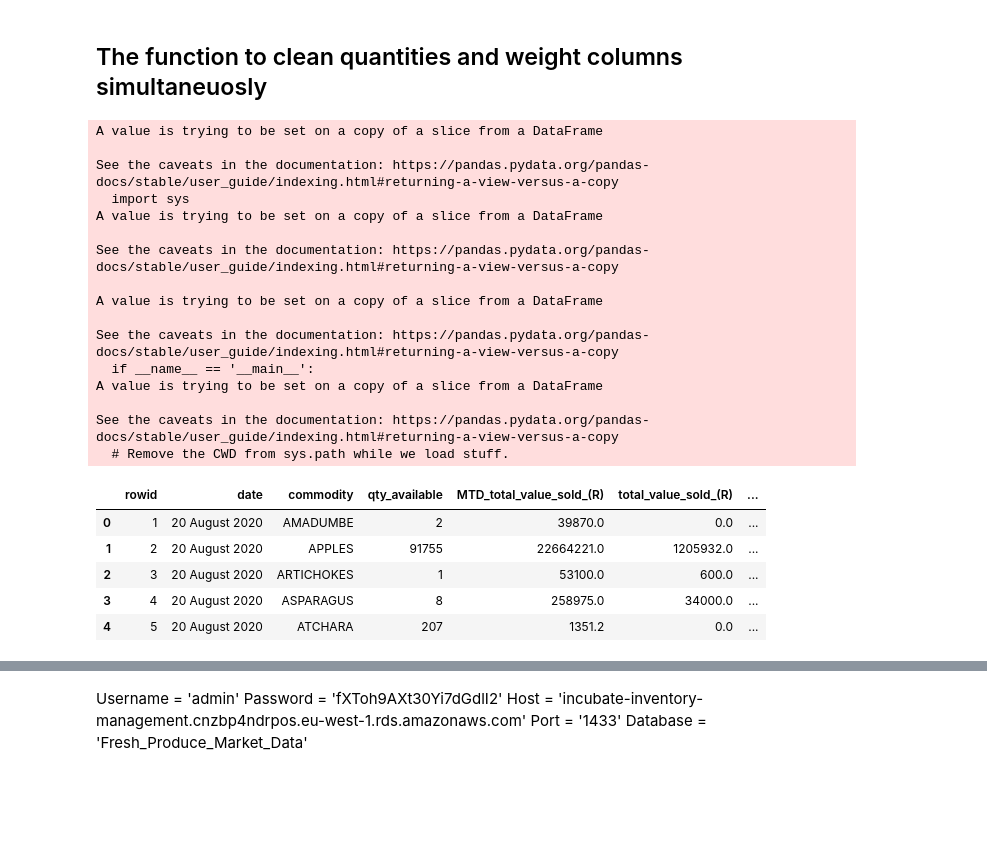
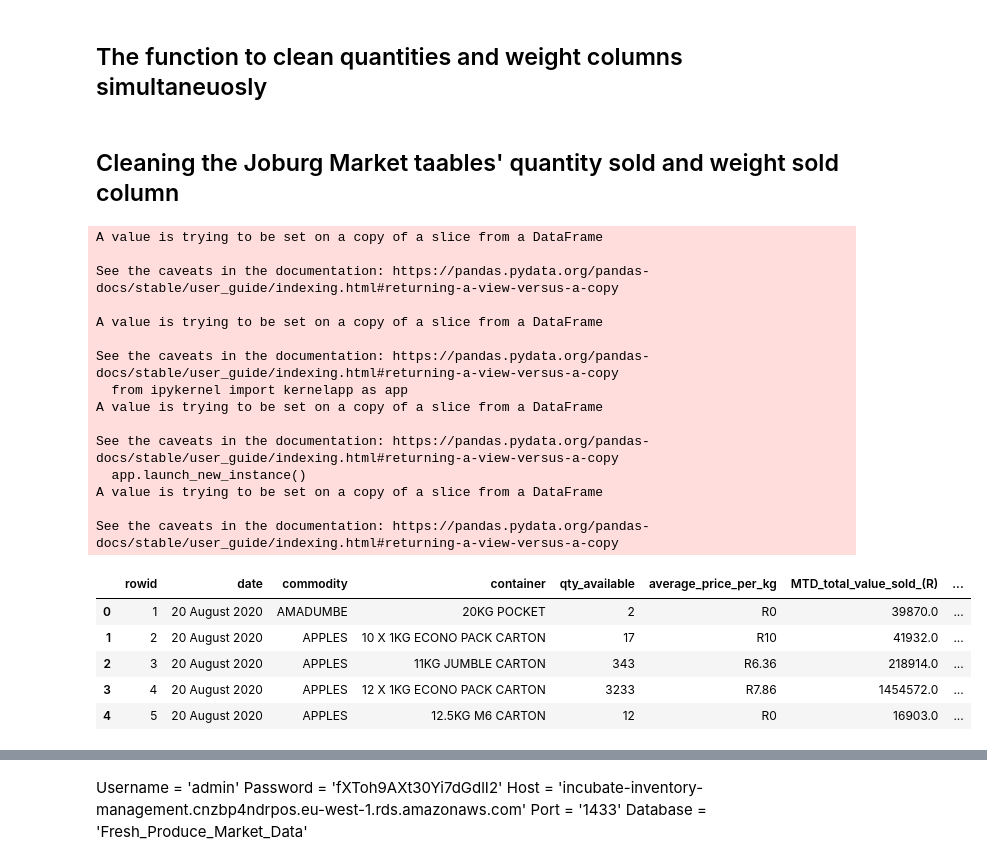
Before and after one commit to scmosoeu/fresh_produce, a Jupyter notebook: Data_cleaning/data_cleaning.ipynb, the cells around one changed output, grey strips where cells are left out. Cells and saved outputs as stored; diff of their text form; code cells hidden in the pictures; blank space fills up the shorter version.

```diff
--- a/Data_cleaning/data_cleaning.ipynb
+++ b/Data_cleaning/data_cleaning.ipynb
@@ -149,6 +143,13 @@ jhb_con_df_cleaned.head()
 ## The function to clean quantities and weight columns simultaneuosly
 # %%
 def sold_qty_kg(df,quatity_sold, weight_sold):
+    """
+    Takes a dataframe and a two column with quantity sold and weight sold to be cleaned as arguments.
+    Returns a dataframe, with four new columns with measurements for one day and month to date measurements,
+    of quantity sold and weight sold for one day and Month To Date. The initial columns that were added as argument
+    are removed from the new dataframe that is returned.
+    """
+
     df["Total_quatity_sold"]=np.nan
     df["MTD_Total_quatity_sold"]=np.nan
     df["Total_kg_sold"]=np.nan
@@ -161,14 +162,12 @@ def sold_qty_kg(df,quatity_sold, weight_sold):
     df1=df.copy()
     df1.drop([quatity_sold,weight_sold],axis=1, inplace=True)
     return df1
+# %% [markdown]
+## Cleaning the Joburg Market taables' quantity sold and weight sold column
 # %%
 jhb_comm_df_cleaned= sold_qty_kg(jhb_comm_df_cleaned, "total_qty_sold","total_kg_sold")
 jhb_con_df_cleaned= sold_qty_kg(jhb_con_df_cleaned, "qty_sold","kg_sold")
 # %% [output]
-A value is trying to be set on a copy of a slice from a DataFrame
-
-See the caveats in the documentation: https://pandas.pydata.org/pandas-docs/stable/user_guide/indexing.html#returning-a-view-versus-a-copy
-  import sys
 A value is trying to be set on a copy of a slice from a DataFrame
 
 See the caveats in the documentation: https://pandas.pydata.org/pandas-docs/stable/user_guide/indexing.html#returning-a-view-versus-a-copy
@@ -176,18 +175,22 @@ See the caveats in the documentation: https://pandas.pydata.org/pandas-docs/stab
 A value is trying to be set on a copy of a slice from a DataFrame
 
 See the caveats in the documentation: https://pandas.pydata.org/pandas-docs/stable/user_guide/indexing.html#returning-a-view-versus-a-copy
-  if __name__ == '__main__':
+  from ipykernel import kernelapp as app
 A value is trying to be set on a copy of a slice from a DataFrame
 
 See the caveats in the documentation: https://pandas.pydata.org/pandas-docs/stable/user_guide/indexing.html#returning-a-view-versus-a-copy
-  # Remove the CWD from sys.path while we load stuff.
+  app.launch_new_instance()
+A value is trying to be set on a copy of a slice from a DataFrame
+
+See the caveats in the documentation: https://pandas.pydata.org/pandas-docs/stable/user_guide/indexing.html#returning-a-view-versus-a-copy
-# %%
-jhb_comm_df_cleaned.head()
-#jhb_con_df_cleaned.head()
-# %% [output]
-|  | rowid | date | commodity | qty_available | MTD_total_value_sold_(R) | total_value_sold_(R) | ... |
-| 0 | 1 | 20 August 2020 | AMADUMBE | 2 | 39870.0 | 0.0 | ... |
-| 1 | 2 | 20 August 2020 | APPLES | 91755 | 22664221.0 | 1205932.0 | ... |
-| 2 | 3 | 20 August 2020 | ARTICHOKES | 1 | 53100.0 | 600.0 | ... |
-| 3 | 4 | 20 August 2020 | ASPARAGUS | 8 | 258975.0 | 34000.0 | ... |
-| 4 | 5 | 20 August 2020 | ATCHARA | 207 | 1351.2 | 0.0 | ... |
+# %%
+# Looking at the first five rows
+#jhb_comm_df_cleaned.head()
+jhb_con_df_cleaned.head()
+# %% [output]
+|  | rowid | date | commodity | container | qty_available | average_price_per_kg | MTD_total_value_sold_(R) | ... |
+| 0 | 1 | 20 August 2020 | AMADUMBE | 20KG POCKET | 2 | R0 | 39870.0 | ... |
+| 1 | 2 | 20 August 2020 | APPLES | 10 X 1KG ECONO PACK CARTON | 17 | R10 | 41932.0 | ... |
+| 2 | 3 | 20 August 2020 | APPLES | 11KG JUMBLE CARTON | 343 | R6.36 | 218914.0 | ... |
+| 3 | 4 | 20 August 2020 | APPLES | 12 X 1KG ECONO PACK CARTON | 3233 | R7.86 | 1454572.0 | ... |
+| 4 | 5 | 20 August 2020 | APPLES | 12.5KG M6 CARTON | 12 | R0 | 16903.0 | ... |
```
Also changed, not shown: parts of 46 cells of this notebook.
